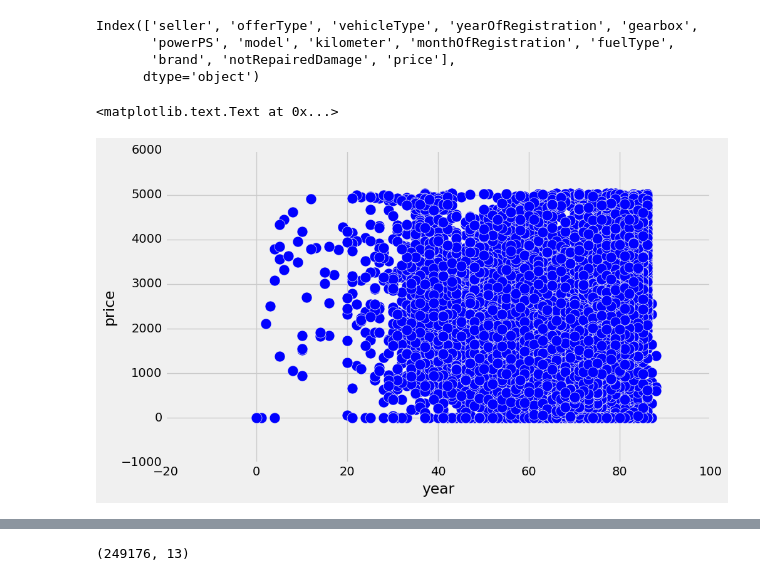
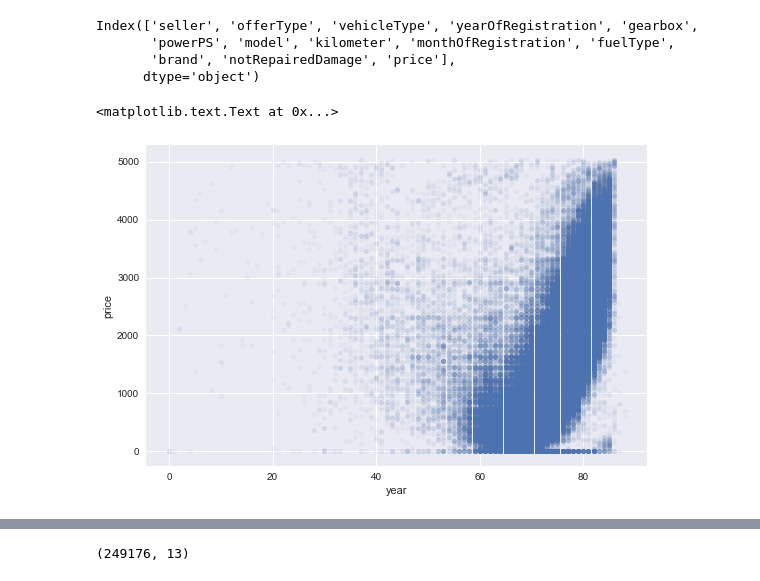
Before and after one commit to amitkaps/hackermath, a Jupyter notebook: Module_1f_Exercise_LinearRegression-Completed.ipynb, the cells around one changed output, grey strips where cells are left out. Drawn from its saved outputs; the diff is of its cells as text; code cells hidden in the pictures.

```diff
--- a/Module_1f_Exercise_LinearRegression-Completed.ipynb
+++ b/Module_1f_Exercise_LinearRegression-Completed.ipynb
@@ -94,11 +94,11 @@ Index(['seller', 'offerType', 'vehicleType', 'yearOfRegistration', 'gearbox',
 # %%
 plt.scatter(cars_encoded.yearOfRegistration,
            cars_encoded.price,
-           s=150)
+           s=20, alpha = 0.05)
 plt.xlabel('year')
 plt.ylabel('price')
 # %% [output]
 <matplotlib.text.Text at 0x...>
-[figure, old version]
+[figure, new version]
 # %%
 #Plot of month of registration with price
```
Also changed, not shown: parts of 3 cells of this notebook, 13 other files.
